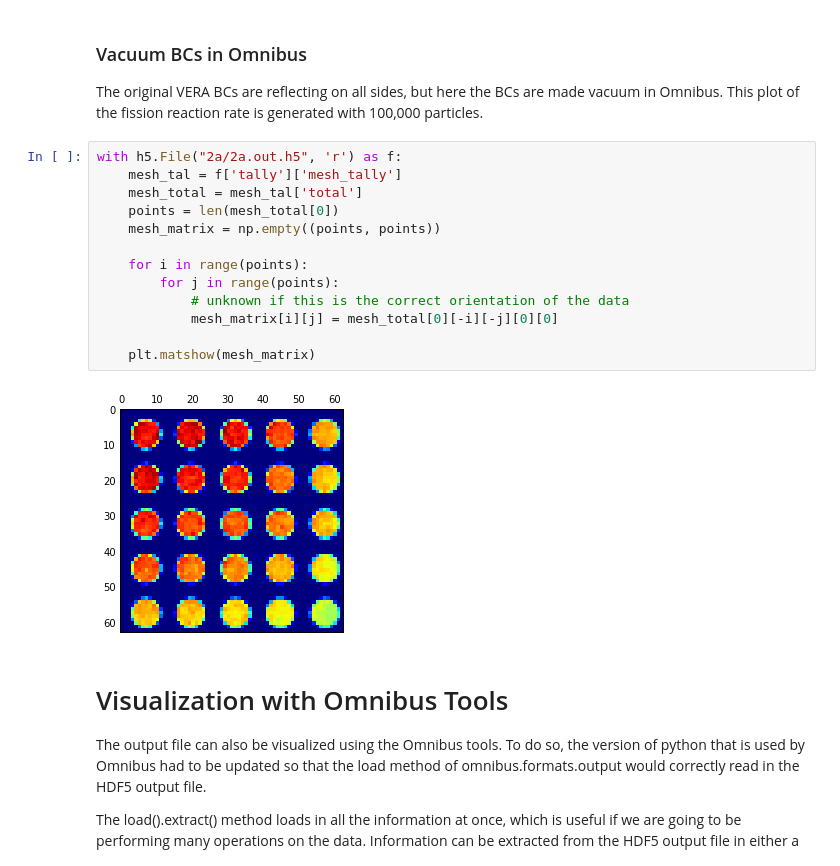
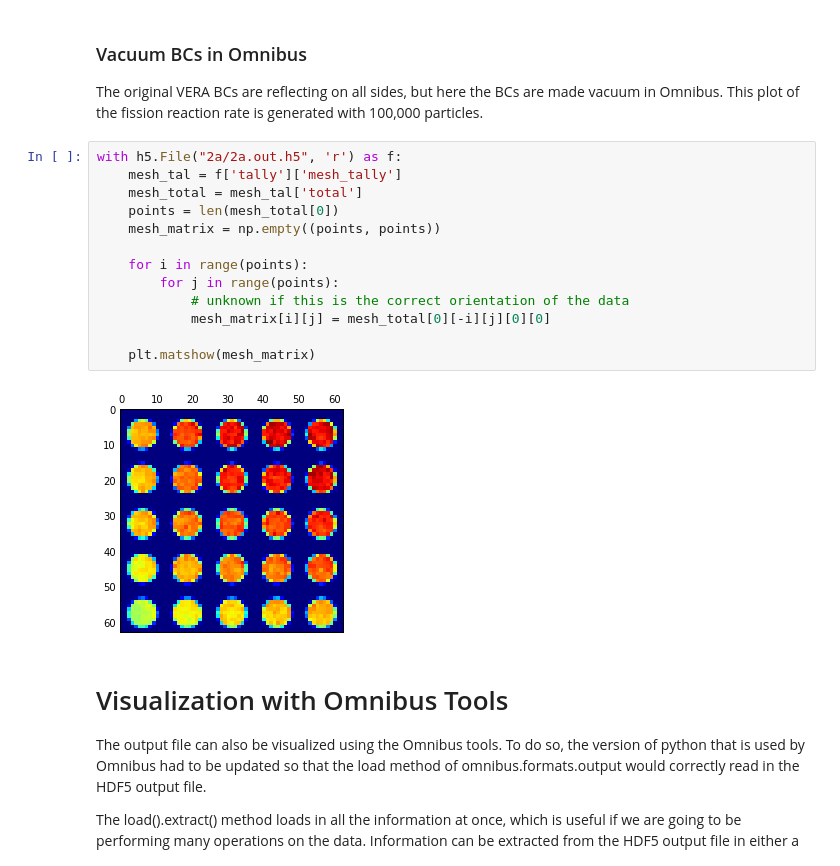
Before and after one commit to aprilnovak/nkq_analysis, a Jupyter notebook: notebooks/visualize-rtk.ipynb, the cells around one changed output. Saved outputs shown, nothing was run; the diff lists cells and outputs as text.

```diff
--- a/notebooks/visualize-rtk.ipynb
+++ b/notebooks/visualize-rtk.ipynb
@@ -117,18 +117,18 @@ The original VERA BCs are reflecting on all sides, but here the BCs are made vac
 # %%
 with h5.File("2a/2a.out.h5", 'r') as f:
     mesh_tal = f['tally']['mesh_tally']
     mesh_total = mesh_tal['total']
     points = len(mesh_total[0])
     mesh_matrix = np.empty((points, points))
 
     for i in range(points):
         for j in range(points):
             # unknown if this is the correct orientation of the data
-            mesh_matrix[i][j] = mesh_total[0][-i][-j][0][0]
+            mesh_matrix[i][j] = mesh_total[0][-i][j][0][0]
 
     plt.matshow(mesh_matrix)
 # %% [output]
-[figure, old version]
+[figure, new version]
 # %% [markdown]
 # Visualization with Omnibus Tools
 The output file can also be visualized using the Omnibus tools. To do so, the version of python that is used by Omnibus had to be updated so that the load method of omnibus.formats.output would correctly read in the HDF5 output file.
```
Also changed, not shown: parts of 10 cells of this notebook, 2 other files.
